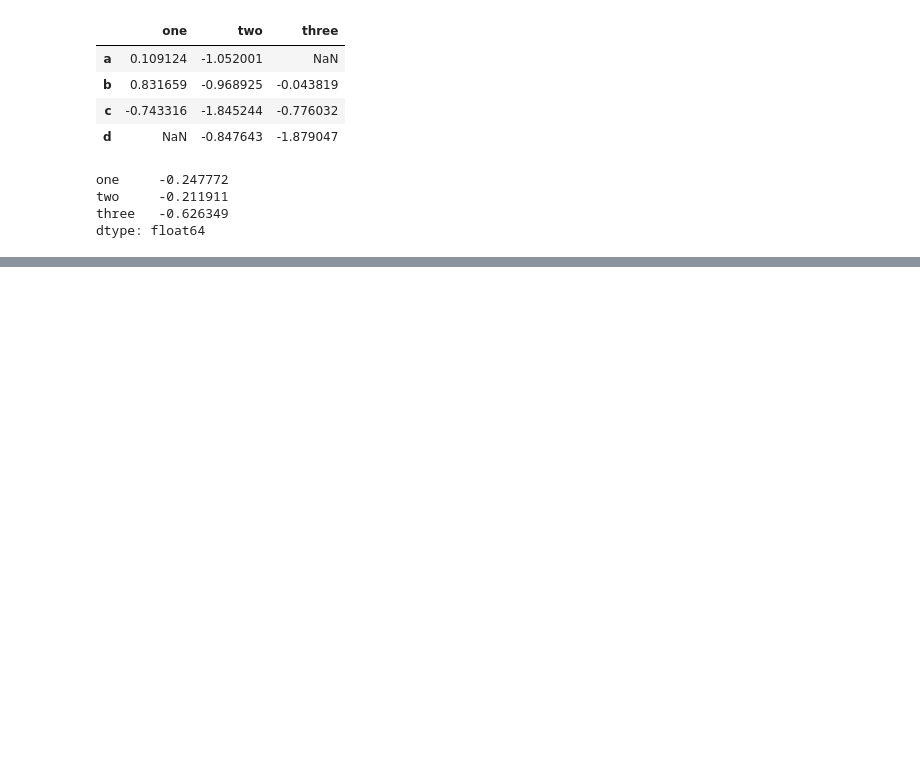
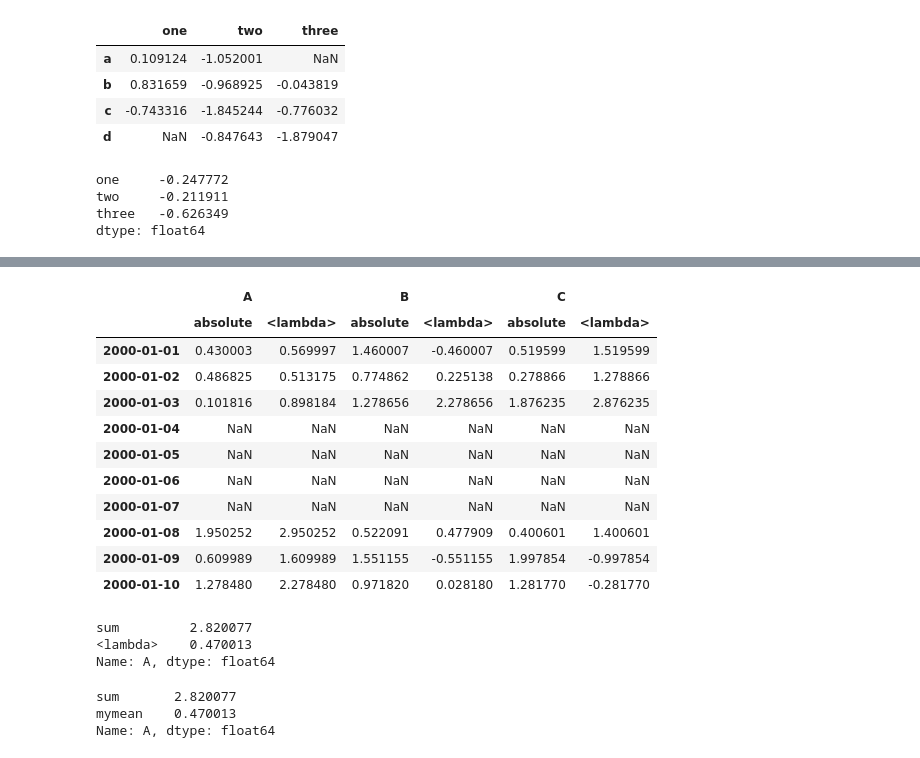
Before and after one commit to navyaanejathegreat/py_libraries, a Jupyter notebook: pandas.ipynb, the cells around one changed output, grey strips where cells are left out. Drawn from its saved outputs; the diff is of its cells as text; code cells hidden in the pictures; blank space fills up the shorter version.

```diff
--- a/pandas.ipynb
+++ b/pandas.ipynb
@@ -608,3 +608,11 @@ one     -0.247772
 two     -0.211911
 three   -0.626349
 dtype: float64
+# %%
+tsdf = pd.DataFrame(
+    np.random.randn(1000, 3),
+    columns=["A", "B", "C"],
+    index=pd.date_range("1/1/2000", periods=1000),
+)
+print(tsdf)
+tsdf.apply(lambda x: x.idxmax())
@@ -610,0 +665,3 @@ dtype: float64
+# %%
+tsdf.iloc[3:7] = np.nan
+tsdf
@@ -610,0 +738,29 @@ dtype: float64
+# %%
+tsdf.transform([np.abs, lambda x: x + 1])
+# %% [output]
+|  | A |  | B |  | C |  |
+|  | absolute | <lambda> | absolute | <lambda> | absolute | <lambda> |
+| 2000-01-01 | 0.430003 | 0.569997 | 1.460007 | -0.460007 | 0.519599 | 1.519599 |
+| 2000-01-02 | 0.486825 | 0.513175 | 0.774862 | 0.225138 | 0.278866 | 1.278866 |
+| 2000-01-03 | 0.101816 | 0.898184 | 1.278656 | 2.278656 | 1.876235 | 2.876235 |
+| 2000-01-04 | NaN | NaN | NaN | NaN | NaN | NaN |
+| 2000-01-05 | NaN | NaN | NaN | NaN | NaN | NaN |
+| 2000-01-06 | NaN | NaN | NaN | NaN | NaN | NaN |
+| 2000-01-07 | NaN | NaN | NaN | NaN | NaN | NaN |
+| 2000-01-08 | 1.950252 | 2.950252 | 0.522091 | 0.477909 | 0.400601 | 1.400601 |
+| 2000-01-09 | 0.609989 | 1.609989 | 1.551155 | -0.551155 | 1.997854 | -0.997854 |
+| 2000-01-10 | 1.278480 | 2.278480 | 0.971820 | 0.028180 | 1.281770 | -0.281770 |
+# %%
+tsdf["A"].agg(["sum", lambda x: x.mean()])
+# %% [output]
+sum         2.820077
+<lambda>    0.470013
+Name: A, dtype: float64
+# %%
+def mymean(x):
+    return x.mean()
+tsdf["A"].agg(["sum", mymean])
+# %% [output]
+sum       2.820077
+mymean    0.470013
+Name: A, dtype: float64
```
Also changed, not shown: parts of 10 cells of this notebook.
